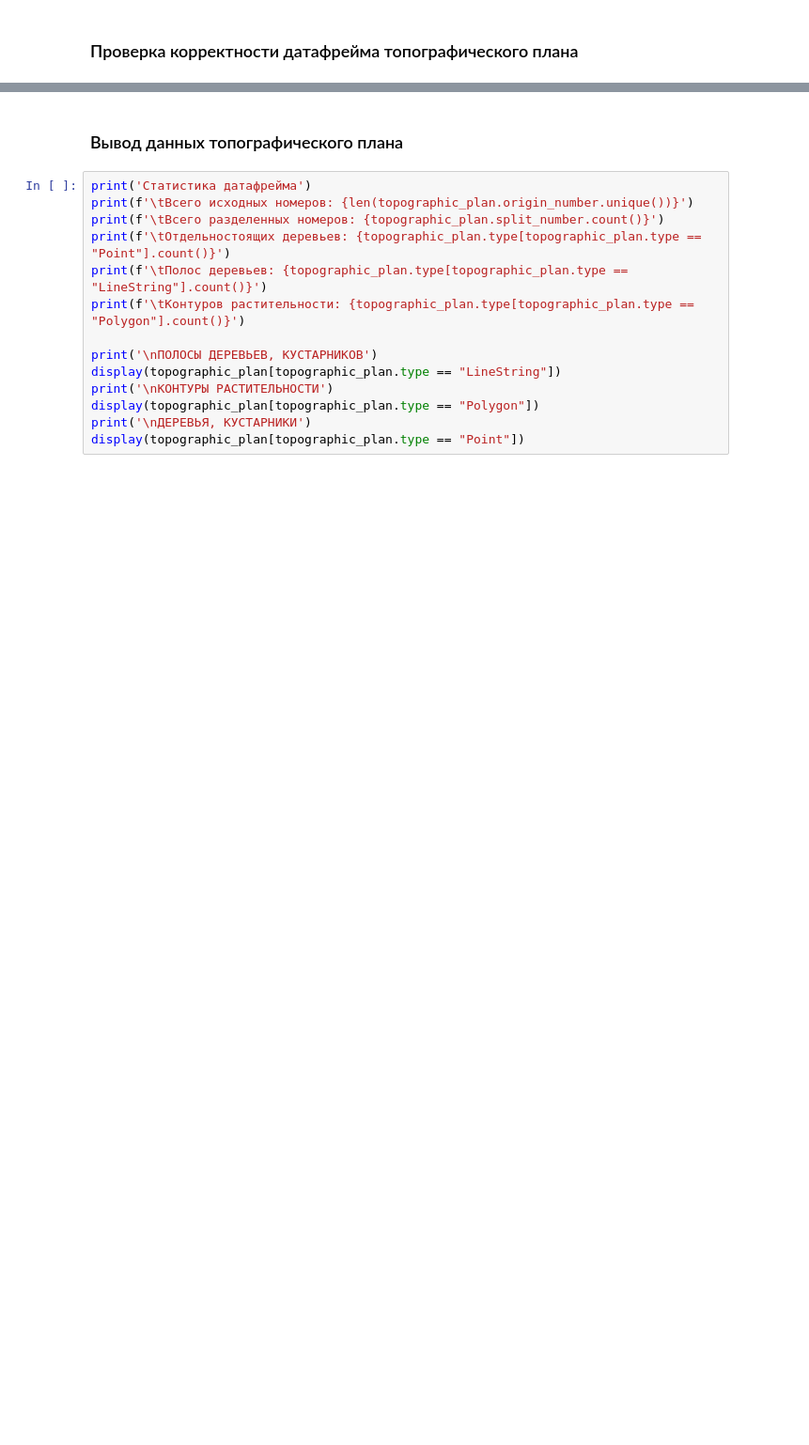
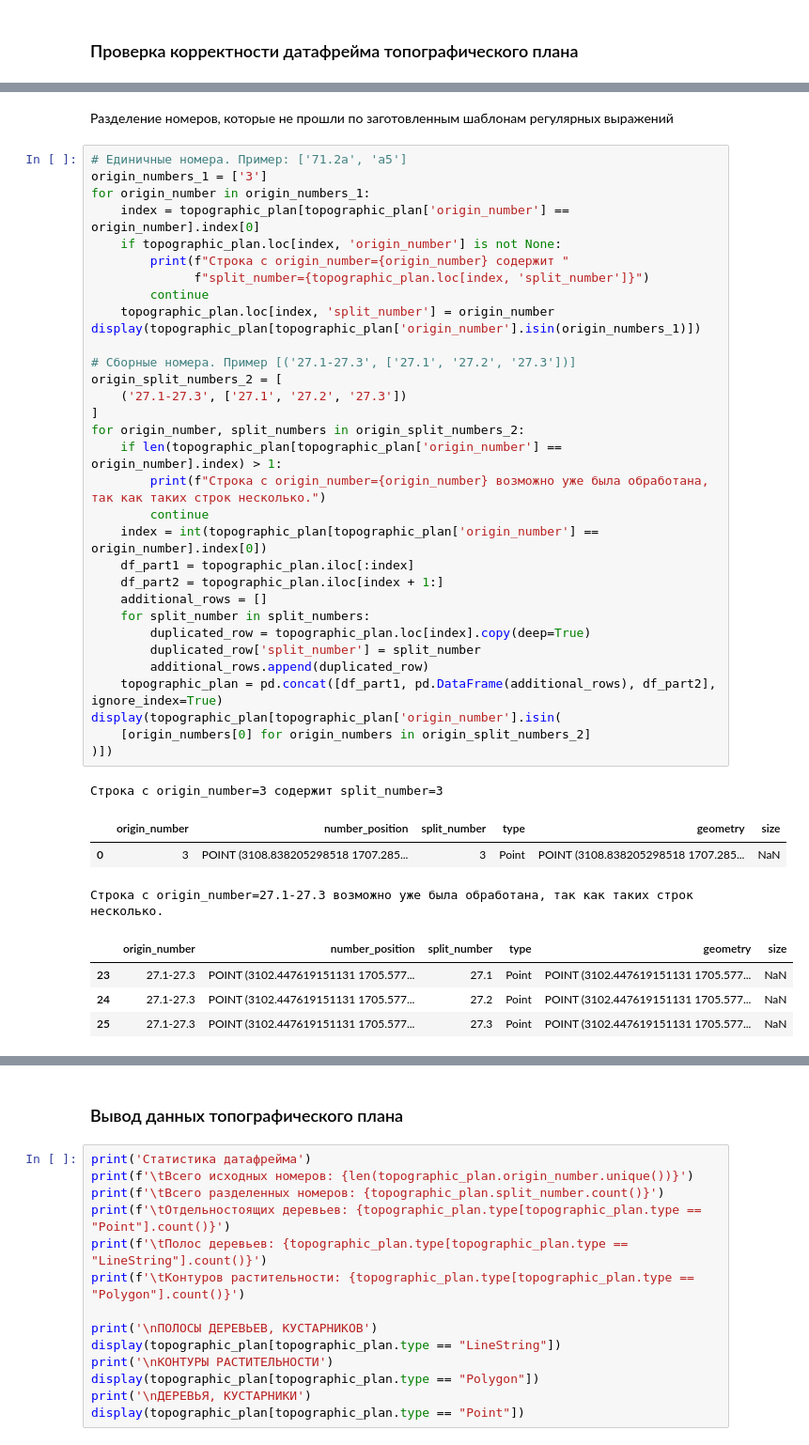
Before and after one commit to maxmyslivets/TaxationMaster, a Jupyter notebook: TaxationTool.ipynb, the cells around one changed output, grey strips where cells are left out. Shown at 94% size. Cells and saved outputs as stored; diff of their text form; blank space fills up the shorter version.

```diff
--- a/TaxationTool.ipynb
+++ b/TaxationTool.ipynb
@@ -81,0 +124,43 @@ if any(duplicated_slit_numbers):
+# %% [markdown]
+Разделение номеров, которые не прошли по заготовленным шаблонам регулярных выражений
+# %%
+# Единичные номера. Пример: ['71.2а', 'а5']
+origin_numbers_1 = ['3']
+for origin_number in origin_numbers_1:
+    index = topographic_plan[topographic_plan['origin_number'] == origin_number].index[0]
+    if topographic_plan.loc[index, 'origin_number'] is not None:
+        print(f"Строка с origin_number={origin_number} содержит "
+              f"split_number={topographic_plan.loc[index, 'split_number']}")
+        continue
+    topographic_plan.loc[index, 'split_number'] = origin_number
+display(topographic_plan[topographic_plan['origin_number'].isin(origin_numbers_1)])
+
+# Сборные номера. Пример [('27.1-27.3', ['27.1', '27.2', '27.3'])]
+origin_split_numbers_2 = [
+    ('27.1-27.3', ['27.1', '27.2', '27.3'])
+]
+for origin_number, split_numbers in origin_split_numbers_2:
+    if len(topographic_plan[topographic_plan['origin_number'] == origin_number].index) > 1:
+        print(f"Строка с origin_number={origin_number} возможно уже была обработана, так как таких строк несколько.")
+        continue
+    index = int(topographic_plan[topographic_plan['origin_number'] == origin_number].index[0])
+    df_part1 = topographic_plan.iloc[:index]
+    df_part2 = topographic_plan.iloc[index + 1:]
+    additional_rows = []
+    for split_number in split_numbers:
+        duplicated_row = topographic_plan.loc[index].copy(deep=True)
+        duplicated_row['split_number'] = split_number
+        additional_rows.append(duplicated_row)
+    topographic_plan = pd.concat([df_part1, pd.DataFrame(additional_rows), df_part2], ignore_index=True)
+display(topographic_plan[topographic_plan['origin_number'].isin(
+    [origin_numbers[0] for origin_numbers in origin_split_numbers_2]
+)])
+# %% [output]
+Строка с origin_number=3 содержит split_number=3
+|  | origin_number | number_position | split_number | type | geometry | size |
+| 0 | 3 | POINT (3108.838205298518 1707.285... | 3 | Point | POINT (3108.838205298518 1707.285... | NaN |
+Строка с origin_number=27.1-27.3 возможно уже была обработана, так как таких строк несколько.
+|  | origin_number | number_position | split_number | type | geometry | size |
+| 23 | 27.1-27.3 | POINT (3102.447619151131 1705.577... | 27.1 | Point | POINT (3102.447619151131 1705.577... | NaN |
+| 24 | 27.1-27.3 | POINT (3102.447619151131 1705.577... | 27.2 | Point | POINT (3102.447619151131 1705.577... | NaN |
+| 25 | 27.1-27.3 | POINT (3102.447619151131 1705.577... | 27.3 | Point | POINT (3102.447619151131 1705.577... | NaN |
```
Also changed, not shown: parts of 15 cells of this notebook, 1 other file.
